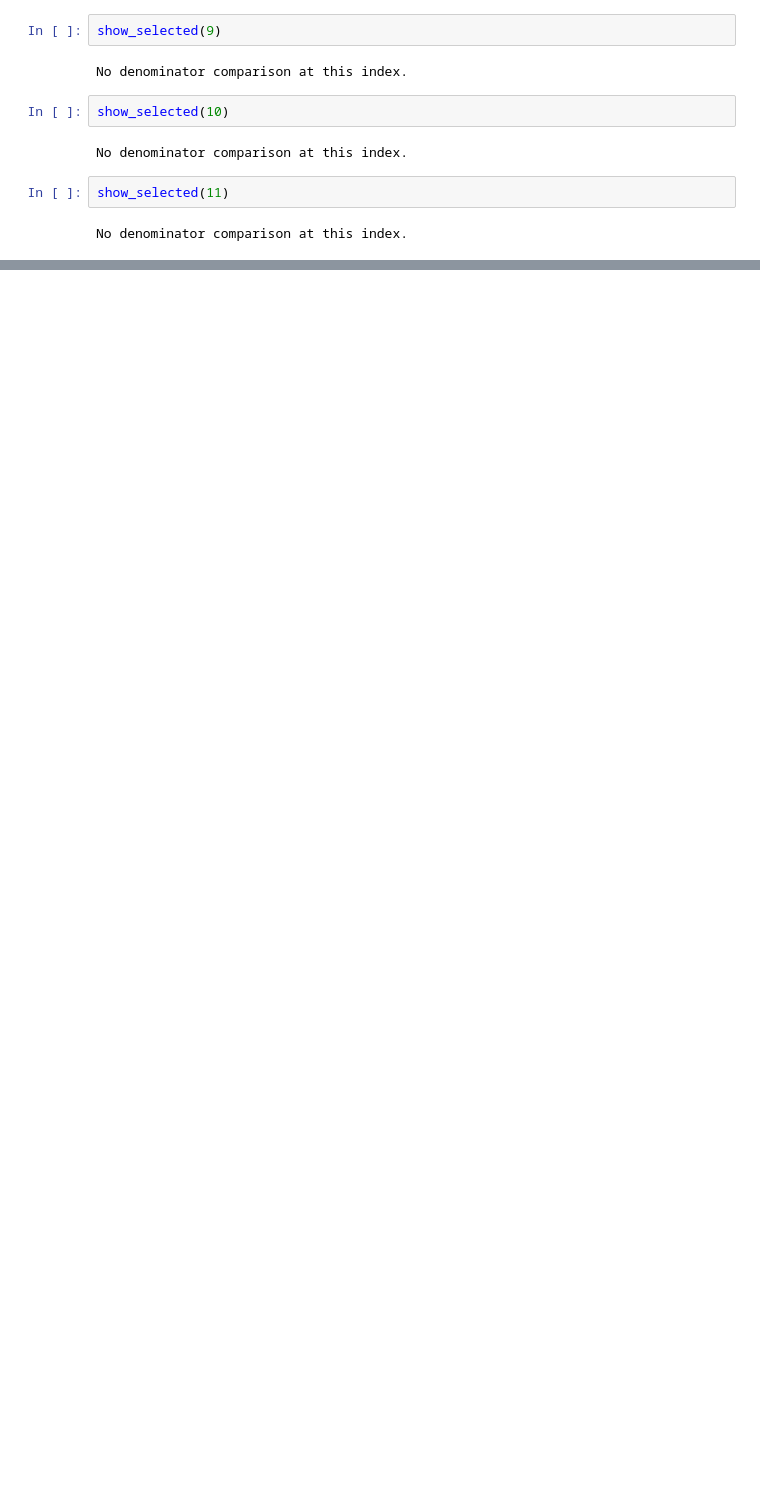
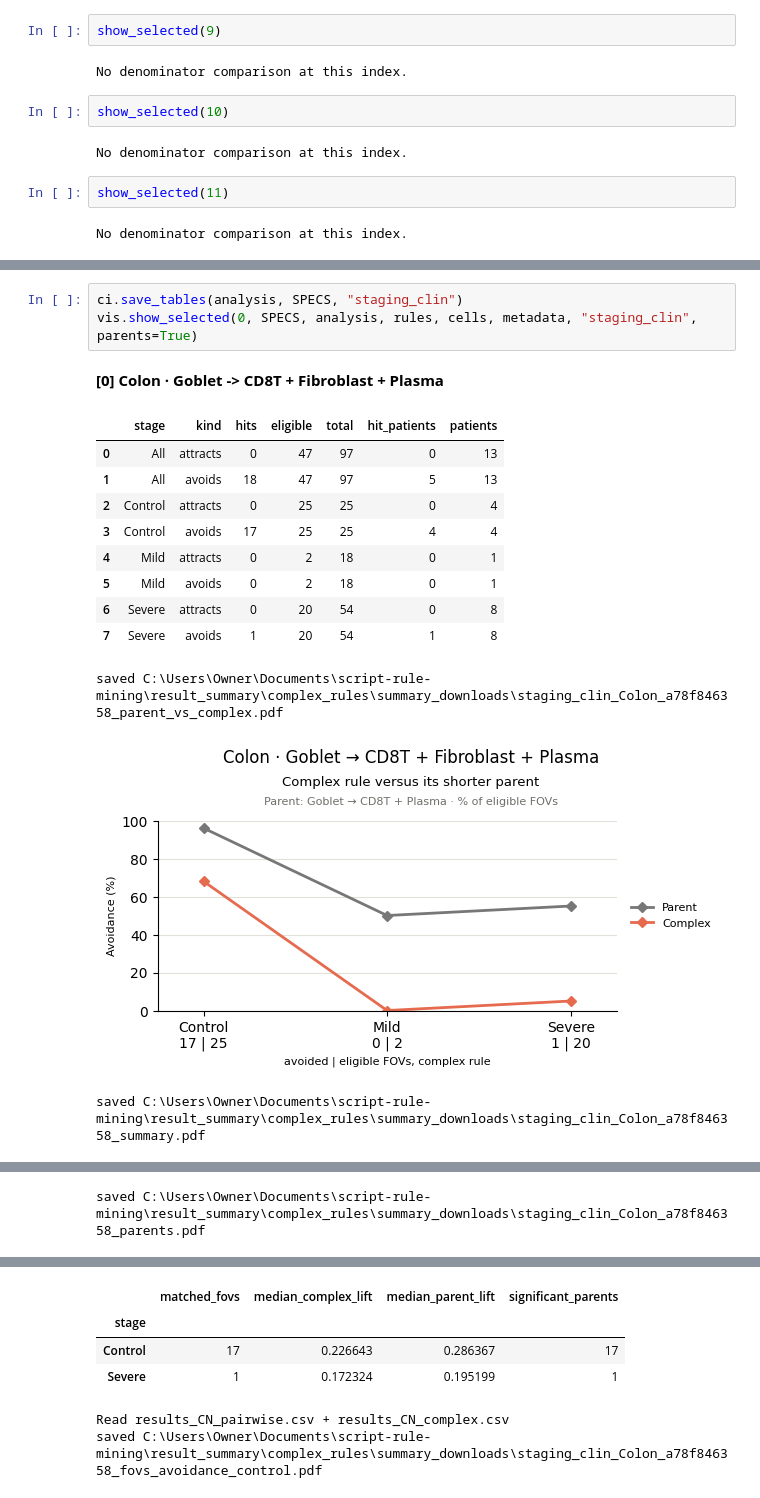
Before and after one commit to rachelbronerHU/bio-association-rule-mining-and-correlation, a Jupyter notebook: result_summary/complex_rules/stages_all_fovs.ipynb, the cells around one changed output, grey strips where cells are left out. Drawn from its saved outputs; the diff is of its cells as text; blank space fills up the shorter version.

```diff
--- a/result_summary/complex_rules/stages_all_fovs.ipynb
+++ b/result_summary/complex_rules/stages_all_fovs.ipynb
@@ -102,0 +107,17 @@ No denominator comparison at this index.
+# %%
+ci.save_tables(analysis, SPECS, "staging_clin")
+vis.show_selected(0, SPECS, analysis, rules, cells, metadata, "staging_clin", parents=True)
+# %% [output]
+**[0] Colon · Goblet -> CD8T + Fibroblast + Plasma**
+|  | stage | kind | hits | eligible | total | hit_patients | patients |
+| 0 | All | attracts | 0 | 47 | 97 | 0 | 13 |
+| 1 | All | avoids | 18 | 47 | 97 | 5 | 13 |
+| 2 | Control | attracts | 0 | 25 | 25 | 0 | 4 |
+| 3 | Control | avoids | 17 | 25 | 25 | 4 | 4 |
+| 4 | Mild | attracts | 0 | 2 | 18 | 0 | 1 |
+| 5 | Mild | avoids | 0 | 2 | 18 | 0 | 1 |
+| 6 | Severe | attracts | 0 | 20 | 54 | 0 | 8 |
+| 7 | Severe | avoids | 1 | 20 | 54 | 1 | 8 |
+saved C:\Users\Owner\Documents\script-rule-mining\result_summary\complex_rules\summary_downloads\staging_clin_Colon_a78f846358_parent_vs_complex.pdf
+[figure, added]
+saved C:\Users\Owner\Documents\script-rule-mining\result_summary\complex_rules\summary_downloads\staging_clin_Colon_a78f846358_summary.pdf
@@ -102,0 +125 @@ No denominator comparison at this index.
+saved C:\Users\Owner\Documents\script-rule-mining\result_summary\complex_rules\summary_downloads\staging_clin_Colon_a78f846358_parents.pdf
@@ -102,0 +127,6 @@ No denominator comparison at this index.
+|  | matched_fovs | median_complex_lift | median_parent_lift | significant_parents |
+| stage |  |  |  |  |
+| Control | 17 | 0.226643 | 0.286367 | 17 |
+| Severe | 1 | 0.172324 | 0.195199 | 1 |
+Read results_CN_pairwise.csv + results_CN_complex.csv
+saved C:\Users\Owner\Documents\script-rule-mining\result_summary\complex_rules\summary_downloads\staging_clin_Colon_a78f846358_fovs_avoidance_control.pdf
```
Also changed, not shown: parts of 6 cells of this notebook, 7 other files.
